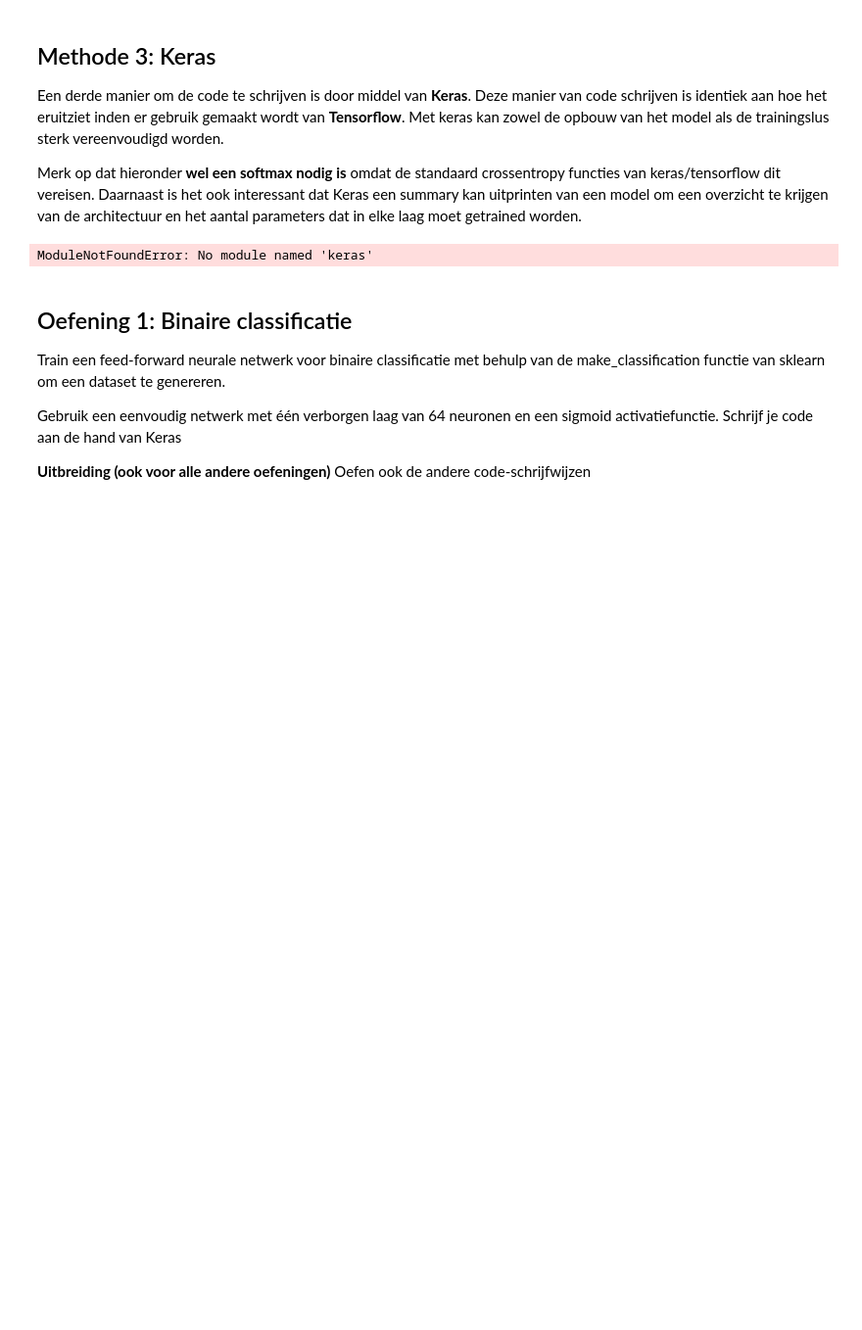
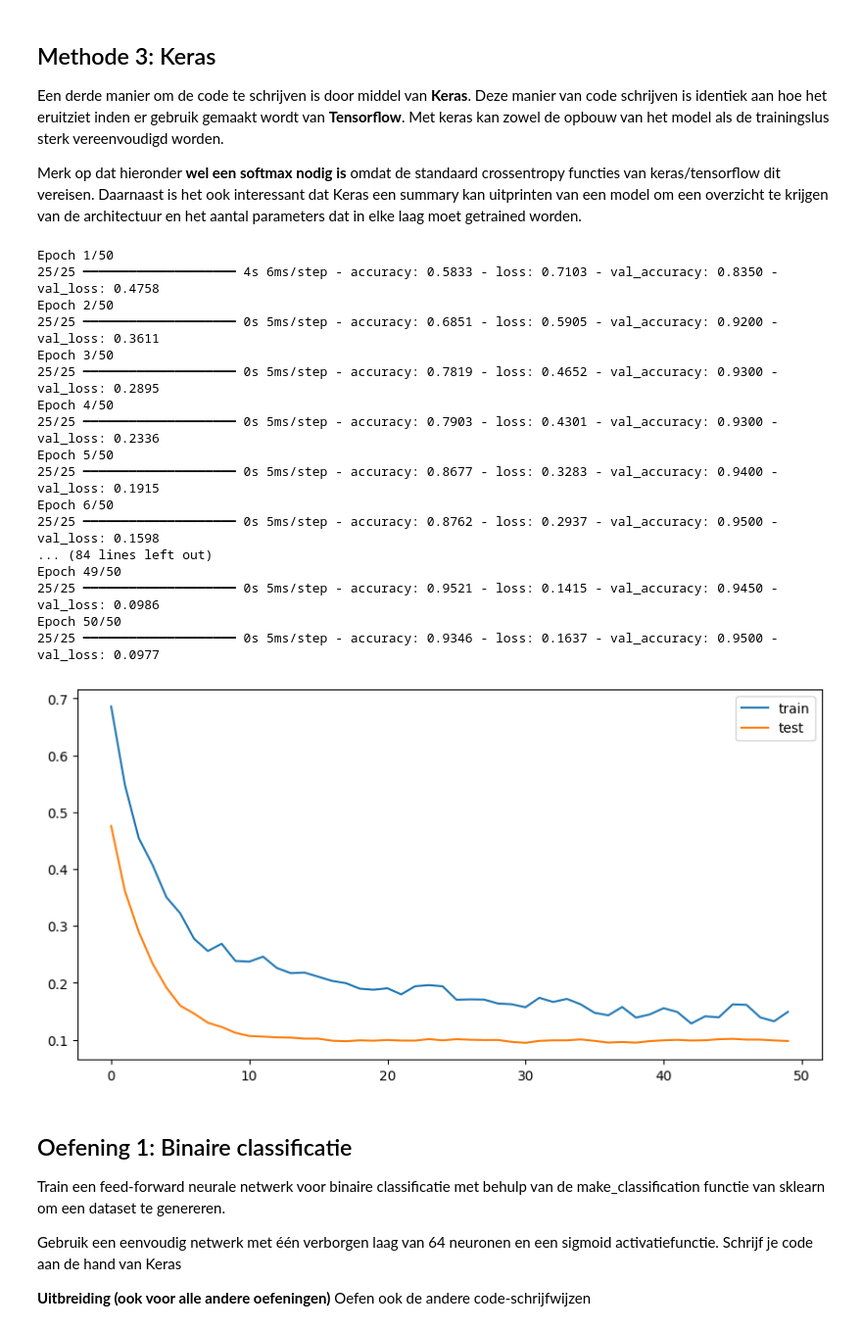
Before and after one commit to OdiseeMachineLearning2526/Leerstof-groep-1, a Jupyter notebook: Week_02/04_Eerste_NN.ipynb, the cells around one changed output. Shown at 98% size. Saved outputs shown, nothing was run; the diff lists cells and outputs as text; code cells hidden in the pictures; blank space fills up the shorter version.

```diff
--- a/Week_02/04_Eerste_NN.ipynb
+++ b/Week_02/04_Eerste_NN.ipynb
@@ -209,30 +209,47 @@ Met keras kan zowel de opbouw van het model als de trainingslus sterk vereenvoud
 Merk op dat hieronder **wel een softmax nodig is** omdat de standaard crossentropy functies van keras/tensorflow dit vereisen.
 Daarnaast is het ook interessant dat Keras een summary kan uitprinten van een model om een overzicht te krijgen van de architectuur en het aantal parameters dat in elke laag moet getrained worden.
 # %%
-from keras.models import Sequential
-from keras.layers import Dense, Dropout
-from keras.optimizers import Adam
+from keras_core.models import Sequential
+from keras_core.layers import Dense, Dropout
+from keras_core.optimizers import Adam
 
 model=Sequential()
 model.add(Dense(hidden_size, activation='relu'))
 model.add(Dropout(dropout_rate))
 model.add(Dense(hidden_size, activation='relu'))
 model.add(Dropout(dropout_rate))
 model.add(Dense(output_size, activation='softmax'))
 
 optimizer = Adam(learning_rate=learning_rate)
-model.compile(optimizer=optimizer, loss='sparse_categorical_crossentropy', metrics='accuracy')
+model.compile(optimizer=optimizer, loss='sparse_categorical_crossentropy', metrics=['accuracy'])
 
 # trainen van het model
 history = model.fit(X_train, y_train, epochs=epochs, batch_size=batch_size, validation_data=(X_test, y_test), verbose=1)
 
 plt.figure(figsize=(10,5))
 plt.plot(history.history['loss'], label='train')
 plt.plot(history.history['val_loss'], label='test')
 plt.legend()
 plt.show()
 # %% [output]
-ModuleNotFoundError: No module named 'keras'
+Epoch 1/50
+25/25 ━━━━━━━━━━━━━━━━━━━━ 4s 6ms/step - accuracy: 0.5833 - loss: 0.7103 - val_accuracy: 0.8350 - val_loss: 0.4758
+Epoch 2/50
+25/25 ━━━━━━━━━━━━━━━━━━━━ 0s 5ms/step - accuracy: 0.6851 - loss: 0.5905 - val_accuracy: 0.9200 - val_loss: 0.3611
+Epoch 3/50
+25/25 ━━━━━━━━━━━━━━━━━━━━ 0s 5ms/step - accuracy: 0.7819 - loss: 0.4652 - val_accuracy: 0.9300 - val_loss: 0.2895
+Epoch 4/50
+25/25 ━━━━━━━━━━━━━━━━━━━━ 0s 5ms/step - accuracy: 0.7903 - loss: 0.4301 - val_accuracy: 0.9300 - val_loss: 0.2336
+Epoch 5/50
+25/25 ━━━━━━━━━━━━━━━━━━━━ 0s 5ms/step - accuracy: 0.8677 - loss: 0.3283 - val_accuracy: 0.9400 - val_loss: 0.1915
+Epoch 6/50
+25/25 ━━━━━━━━━━━━━━━━━━━━ 0s 5ms/step - accuracy: 0.8762 - loss: 0.2937 - val_accuracy: 0.9500 - val_loss: 0.1598
+... (84 lines left out)
+Epoch 49/50
+25/25 ━━━━━━━━━━━━━━━━━━━━ 0s 5ms/step - accuracy: 0.9521 - loss: 0.1415 - val_accuracy: 0.9450 - val_loss: 0.0986
+Epoch 50/50
+25/25 ━━━━━━━━━━━━━━━━━━━━ 0s 5ms/step - accuracy: 0.9346 - loss: 0.1637 - val_accuracy: 0.9500 - val_loss: 0.0977
+[figure, added]
 # %% [markdown]
 ## Oefening 1: Binaire classificatie
 
```
